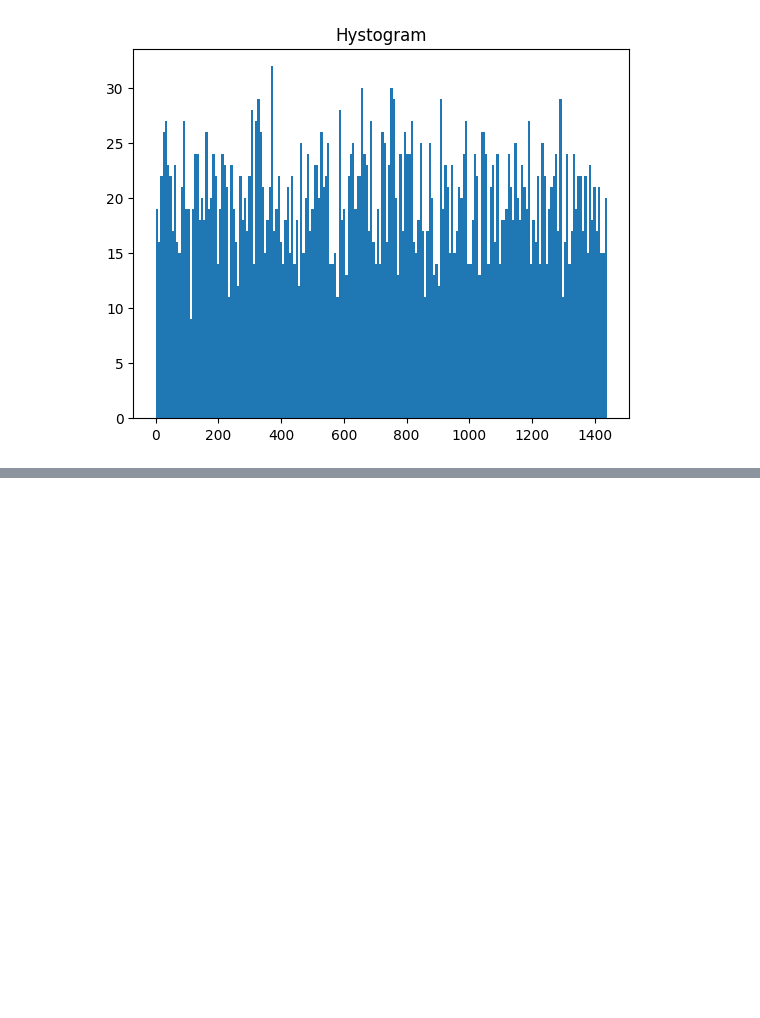
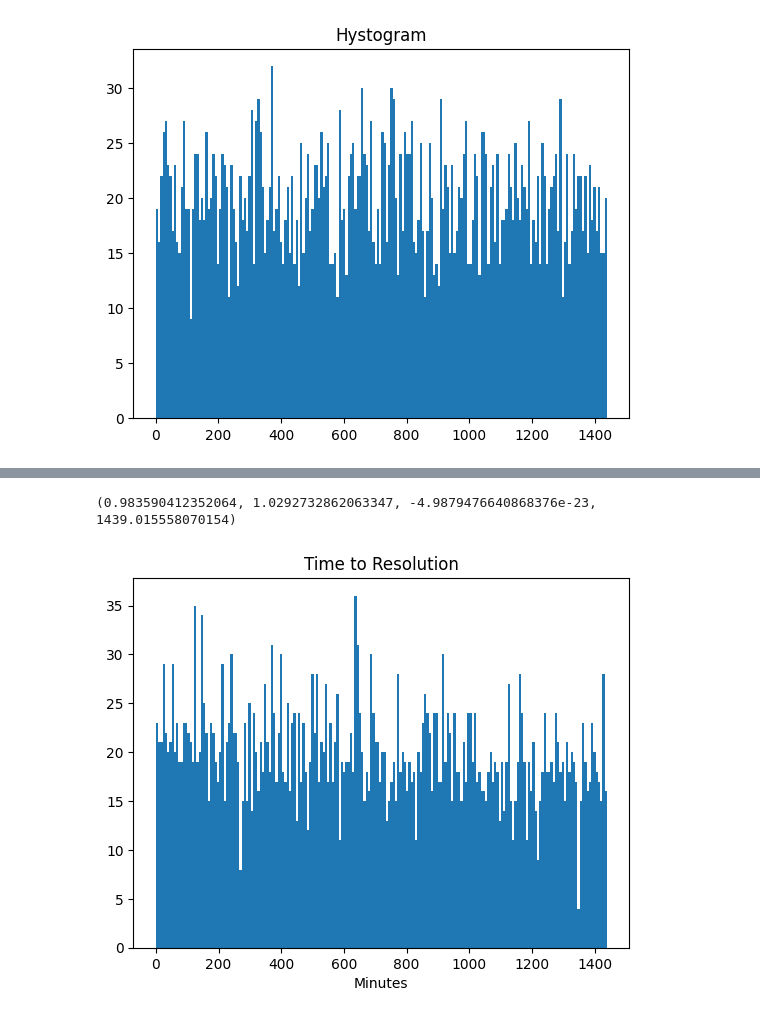
Before and after one commit to JuanCruzCaggiano/Simulacion-TP6, a Jupyter notebook: notebooks/fit_pdf.ipynb, the cells around one changed output, grey strips where cells are left out. Saved outputs shown, nothing was run; the diff lists cells and outputs as text; code cells hidden in the pictures; blank space fills up the shorter version.

Commit message:
feat: time to resolution

```diff
--- a/notebooks/fit_pdf.ipynb
+++ b/notebooks/fit_pdf.ipynb
@@ -83,3 +84,11 @@ plt.hist(gen['ia'], bins=200)
 plt.show()
 # %% [output]
 [figure]
+# %%
+# same for resolution time
+data['Time to Resolution'] = df['Time to Resolution']
+data['ta_minutes'] = data['Time to Resolution'].apply(lambda x: x.hour * 60 + x.minute)
+# %%
+f = Fitter(data['ta_minutes'])
+f.fit()
+f.summary()
@@ -85,0 +103,16 @@ plt.show()
+# %%
+# The best fit is the gausshyper distribution, but we can also try the beta distribution
+beta_params = f.fitted_param['beta']
+print(beta_params)
+# %% [output]
+(0.983590412352064, 1.0292732862063347, -4.9879476640868376e-23, 1439.015558070154)
+# %%
+ta = stats.beta.rvs(*beta_params, size=4_000)
+gen['ta'] = ta
+# %%
+plt.title('Time to Resolution')
+plt.xlabel('Minutes')
+plt.hist(gen['ta'], bins=200)
+plt.show()
+# %% [output]
+[figure, added]
```
Also changed, not shown: parts of 2 cells of this notebook.
